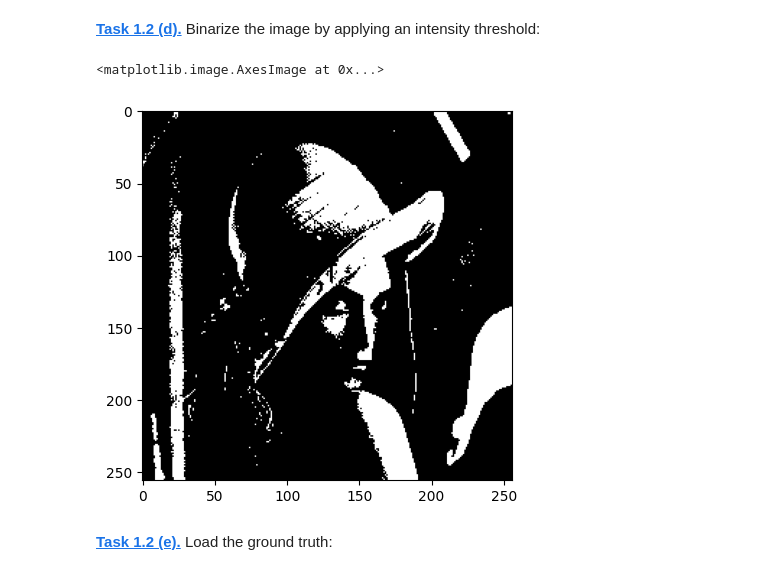
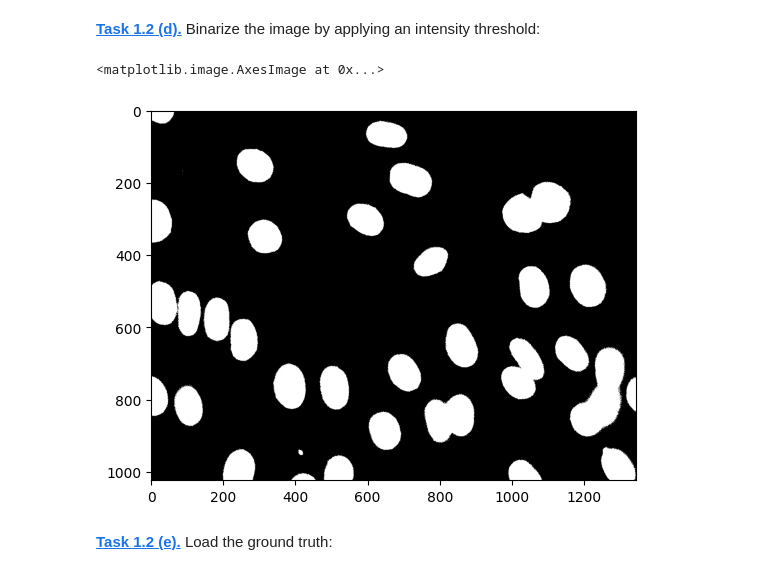
Before and after one commit to Anastasia933/FS5Python, a Jupyter notebook: segm_threshold.ipynb, the cells around one changed output. Cells and saved outputs as stored; diff of their text form; code cells hidden in the pictures.

```diff
--- a/segm_threshold.ipynb
+++ b/segm_threshold.ipynb
@@ -6,6 +6,6 @@ import matplotlib.pyplot as plt
 # %% [markdown]
 **[Task 1.2 (a).]()** Use `plt.imread` to load an image:
 # %%
-lenarray = plt.imread('data/lena.png')
-print(lenarray)
+imgarray = plt.imread('data/NIH3T3/im/dna-0.png')
+print(imgarray)
 # %% [output]
@@ -27,11 +29,11 @@ plt.imshow(lenarray, cmap='gray')
 **[Task 1.2 (d).]()** Binarize the image by applying an intensity threshold:
 # %%
 # Intensity threshold definition
-T = 0.6
-lenabin = lenarray > T
-plt.imshow(lenabin, cmap='gray')
+T = 0.1
+imgbin = imgarray >= T
+plt.imshow(imgbin, cmap='gray')
 # %% [output]
 <matplotlib.image.AxesImage at 0x...>
-[figure, old version]
+[figure, new version]
 # %% [markdown]
 **[Task 1.2 (e).]()** Load the ground truth:
```
Also changed, not shown: parts of 4 cells of this notebook.
